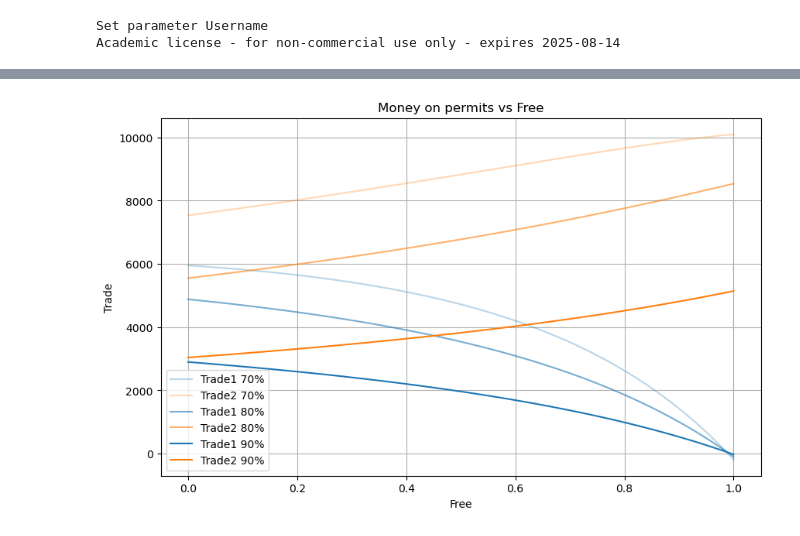
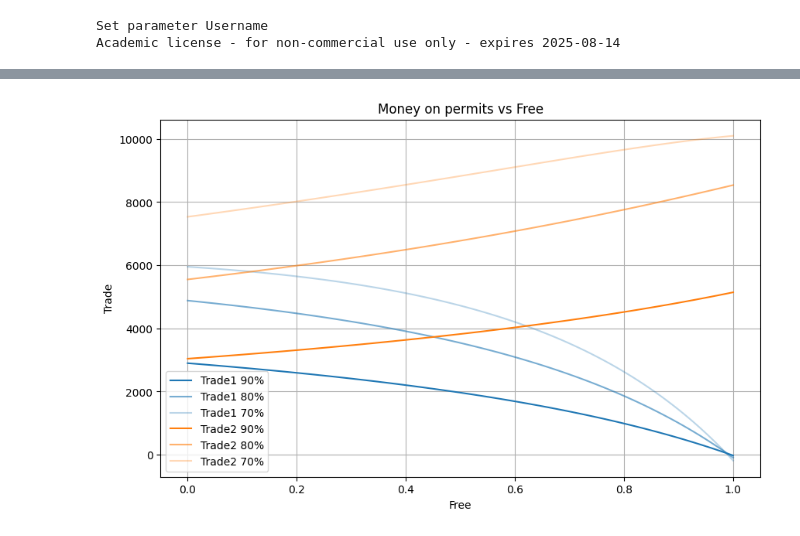
Before and after one commit to kwpap/Diplomatiki_kwpap_step_1, a Jupyter notebook: 2024 Project v2/notebook/22_sympy_exp6_9firms.ipynb, the cells around one changed output, grey strips where cells are left out. Cells and saved outputs as stored; diff of their text form; code cells hidden in the pictures.

```diff
--- a/2024 Project v2/notebook/22_sympy_exp6_9firms.ipynb
+++ b/2024 Project v2/notebook/22_sympy_exp6_9firms.ipynb
@@ -37,12 +50,15 @@ Academic license - for non-commercial use only - expires 2025-08-14
 # Define the percentages of BAU emissions
 bau_percentages = [0.7, 0.8, 0.9]
 
+
 # Initialize dictionaries to store results for each percentage
 results = {perc: {
     'profits1': [], 'profits2': [], 'abatements1': [], 'abatements2': [],
-    'permits1': [], 'permits2': [], 'trades1': [], 'trades2': [],
+    'trades1': [], 'trades2': [], 'permits_bought_1': [], 'permits_bought_2': [],
+    'permits_free_1': [], 'permits_free_2': [], 'permits_used_1': [], 'permits_used_2': [],
     'revenews1': [], 'revenews2': [], 'permit_price': [],
-    'outputs1': [], 'outputs2': [], 'emissions1': [], 'emissions2': []
+    'outputs1': [], 'outputs2': [], 'emissions1': [], 'emissions2': [],
+    'consumer_surplus_1' : [], 'consumer_surplus_2' : []
 } for perc in bau_percentages}
 
 # Loop over each percentage
@@ -53,7 +69,7 @@ for perc in bau_percentages:
     for free in tqdm.tqdm(frees):
         sector1.free_emission_multiplier = free
         Regulator22.optimization_concave_formulation_ab()
-        print(f"{free}: {Regulator22.equilibrium_tester(output=True)}")
+        print(f"{free}: {Regulator22.equilibrium_tester(output=True, precision = 0.1)}")
 
         for firm in Regulator22.firm_registry.values():
             firm.calculate_profit_components()
@@ -62,8 +78,6 @@ for perc in bau_percentages:
         results[perc]['profits2'].append(mean(float(i.profit) for i in sector2.firms + sector3.firms))
         results[perc]['abatements1'].append(mean(float(i.abatement) for i in sector1.firms))
         results[perc]['abatements2'].append(mean(float(i.abatement) for i in sector2.firms + sector3.firms))
-        results[perc]['permits1'].append(mean(float(i.permits_used) for i in sector1.firms))
-        results[perc]['permits2'].append(mean(float(i.permits_used) for i in sector2.firms + sector3.firms))
         results[perc]['trades1'].append(mean(float(i.permits_costs) for i in sector1.firms))
         results[perc]['trades2'].append(mean(float(i.permits_costs) for i in sector2.firms + sector3.firms))
         results[perc]['revenews1'].append(mean(float(i.sales) for i in sector1.firms))
@@ -73,3 +87,11 @@ for perc in bau_percentages:
         results[perc]['outputs2'].append(mean(float(i.actual_output) for i in sector2.firms + sector3.firms))
         results[perc]['emissions1'].append(mean(float(i.emission) for i in sector1.firms))
         results[perc]['emissions2'].append(mean(float(i.emission) for i in sector2.firms + sector3.firms))
+        results[perc]['consumer_surplus_1'].append(sector1.get_consumer_surplus())
+        results[perc]['consumer_surplus_2'].append((sector2.get_consumer_surplus() + sector3.get_consumer_surplus())/2)
+        results[perc]['permits_used_1'].append(mean( float(i.permits_used) for i in sector1.firms))
+        results[perc]['permits_used_2'].append(mean( float(i.permits_used) for i in sector2.firms + sector3.firms))
+        results[perc]['permits_free_1'].append(mean( float(i.free_permits) for i in sector1.firms))
+        results[perc]['permits_free_2'].append(mean( float(i.free_permits) for i in sector2.firms + sector3.firms))
+        results[perc]['permits_bought_1'].append(mean( float(i.permits_bought) for i in sector1.firms))
+        results[perc]['permits_bought_2'].append(mean( float(i.permits_bought) for i in sector2.firms + sector3.firms))
@@ -76,18 +161,17 @@ for perc in bau_percentages:
 # %%
 # Define colors and transparency levels
 colors = {0.7: 'blue', 0.8: 'green', 0.9: 'red'}
 alphas = {0.7: 0.3, 0.8: 0.6, 0.9: 1.0}
 
 # Plot trades1 and trades2 with respect to frees
 plt.figure(figsize=(10, 6))
-for perc in [0.7, 0.8, 0.9]:
-    plt.plot(frees, results[perc]['trades1'], label=f'Trade1 {perc*100:.0f}%', color='#1f77b4', alpha=alphas[perc])
-    plt.plot(frees, results[perc]['trades2'], label=f'Trade2 {perc*100:.0f}%', color='#ff7f0e', alpha=alphas[perc])
+for perc in [0.9, 0.8, 0.7]: plt.plot(frees, results[perc]['trades1'], label=f'Trade1 {perc*100:.0f}%', color='#1f77b4', alpha=alphas[perc])
+for perc in [0.9, 0.8, 0.7]: plt.plot(frees, results[perc]['trades2'], label=f'Trade2 {perc*100:.0f}%', color='#ff7f0e', alpha=alphas[perc])
 plt.xlabel('Free')
 plt.ylabel('Trade')
 plt.title('Money on permits vs Free')
 plt.legend()
 plt.grid()
 plt.show()
 # %% [output]
-[figure, old version]
+[figure, new version]
```
Also changed, not shown: parts of 4 cells of this notebook, 15 other files.
